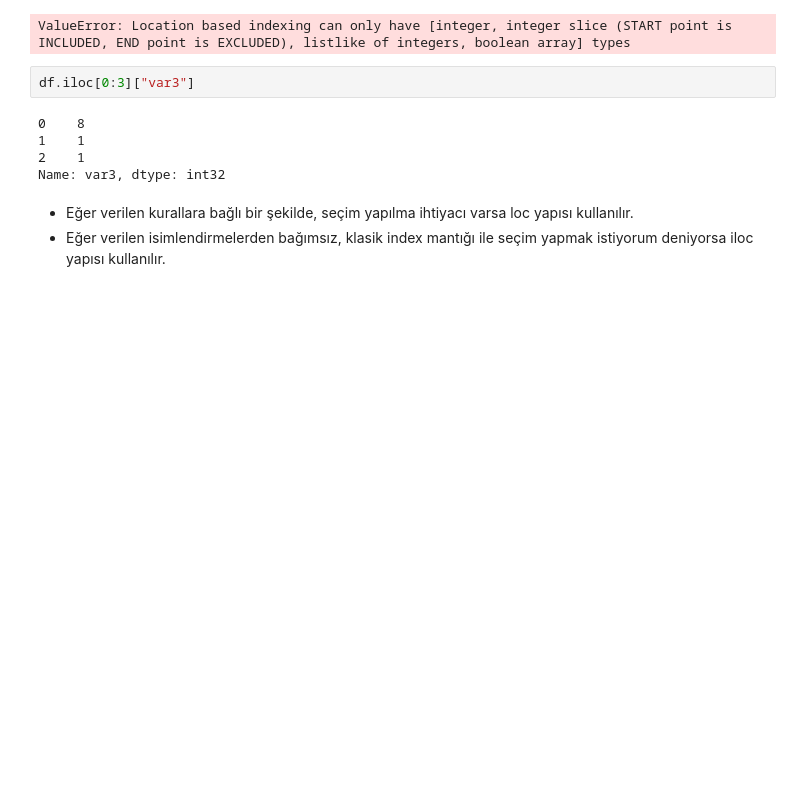
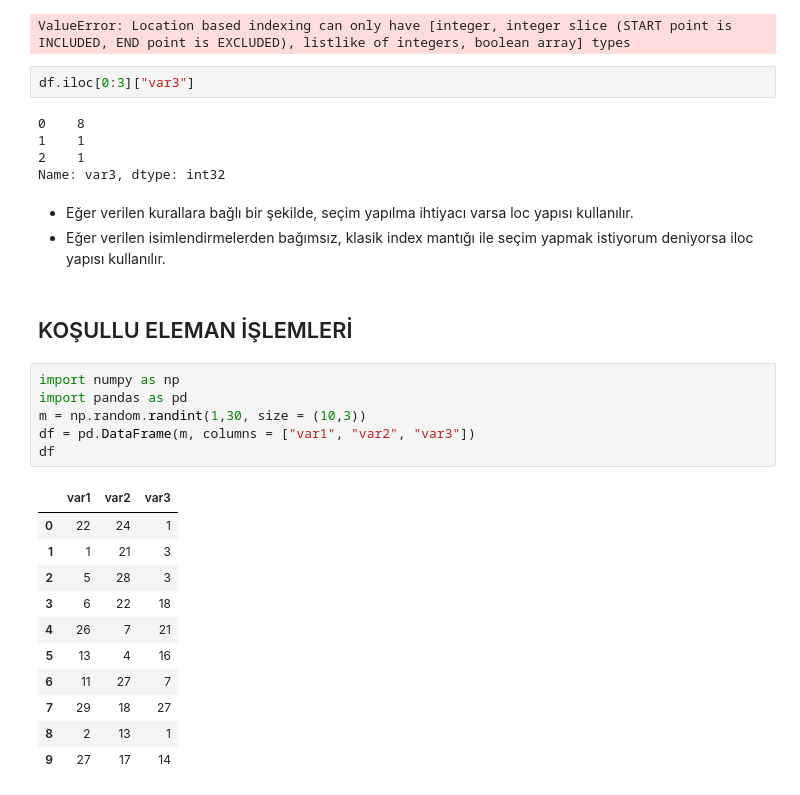
Before and after one commit to tahaasann/Data-Science-Course, a Jupyter notebook: veri_manipulasyonu.ipynb, the cells around one changed output. Saved outputs shown, nothing was run; the diff lists cells and outputs as text; blank space fills up the shorter version.

Commit message:
Pandas DataFrame ile Eleman ve Gözlem Seçim İşlemleri Konusu Eklendi

```diff
--- a/veri_manipulasyonu.ipynb
+++ b/veri_manipulasyonu.ipynb
@@ -1441,3 +1441,23 @@ Name: var3, dtype: int32
 - Eğer verilen kurallara bağlı bir şekilde, seçim yapılma ihtiyacı varsa loc yapısı kullanılır.
 - Eğer verilen isimlendirmelerden bağımsız, klasik index mantığı ile seçim yapmak istiyorum deniyorsa
 iloc yapısı kullanılır.
+# %% [markdown]
+## KOŞULLU ELEMAN İŞLEMLERİ
+# %%
+import numpy as np
+import pandas as pd
+m = np.random.randint(1,30, size = (10,3))
+df = pd.DataFrame(m, columns = ["var1", "var2", "var3"])
+df
+# %% [output]
+|  | var1 | var2 | var3 |
+| 0 | 22 | 24 | 1 |
+| 1 | 1 | 21 | 3 |
+| 2 | 5 | 28 | 3 |
+| 3 | 6 | 22 | 18 |
+| 4 | 26 | 7 | 21 |
+| 5 | 13 | 4 | 16 |
+| 6 | 11 | 27 | 7 |
+| 7 | 29 | 18 | 27 |
+| 8 | 2 | 13 | 1 |
+| 9 | 27 | 17 | 14 |
```
Also changed, not shown: parts of 12 cells of this notebook.
